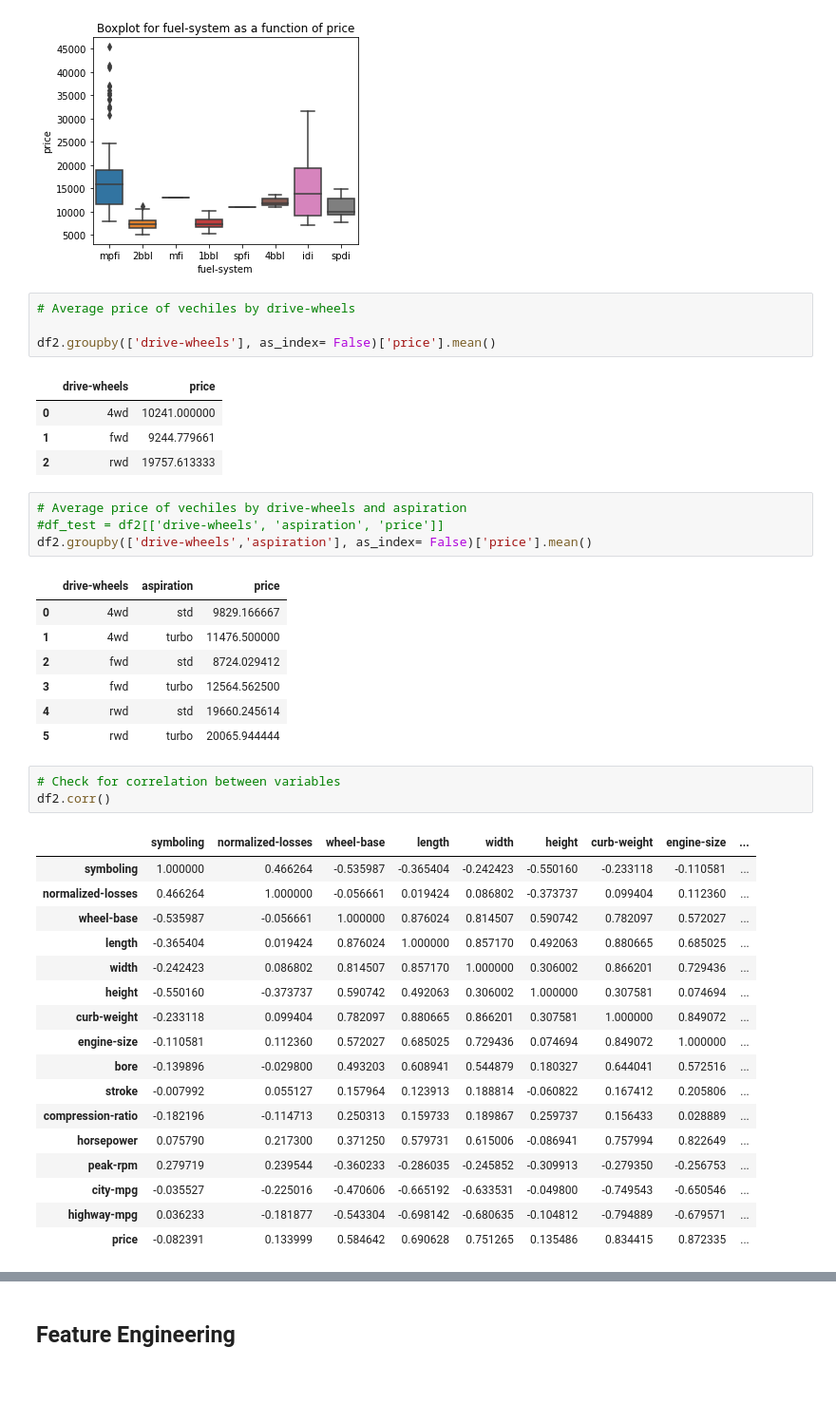
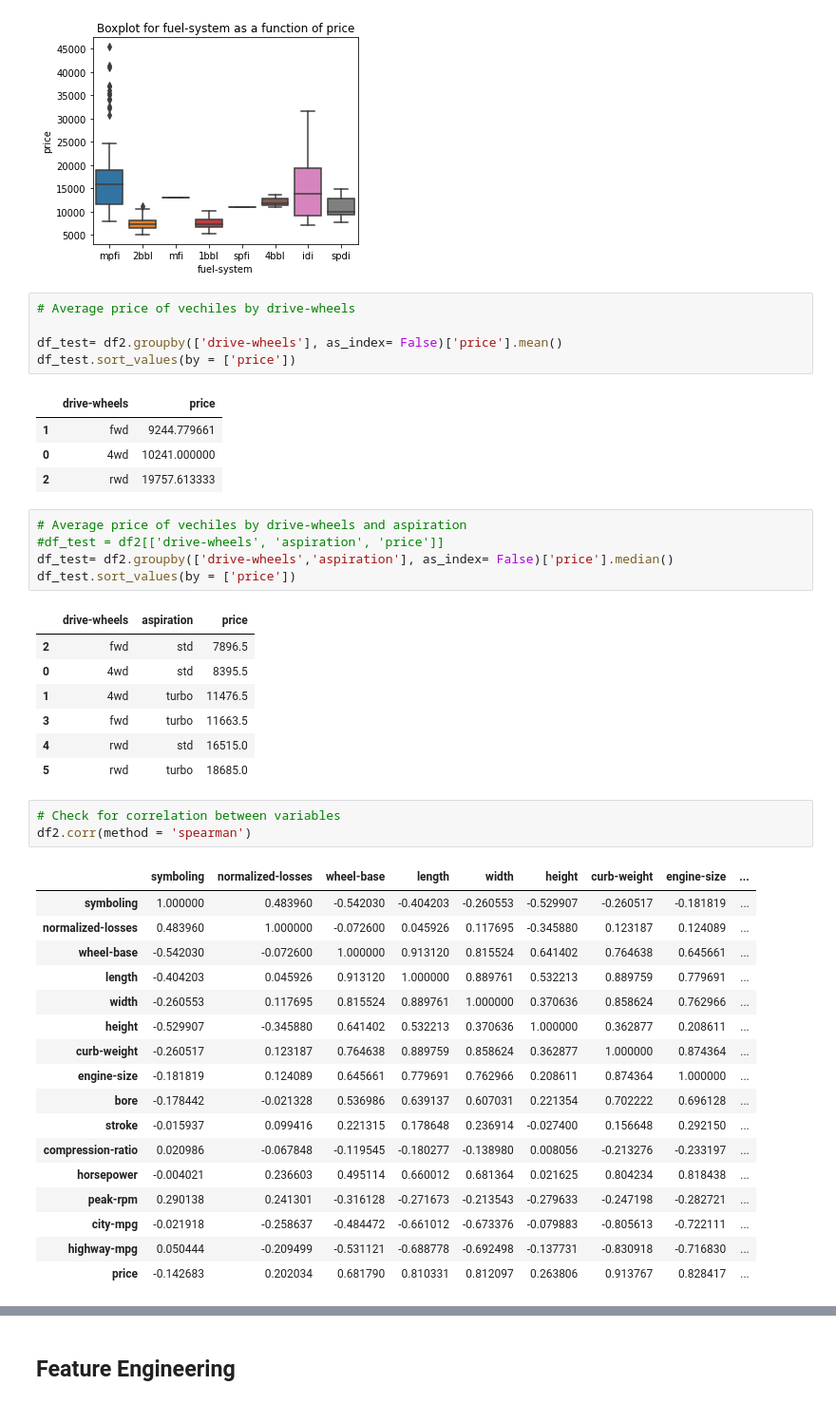
Before and after one commit to obeabi/Automobile_Data_Set, a Jupyter notebook: Auto_V3.ipynb, the cells around one changed output, grey strips where cells are left out. Shown at 95% size. Saved outputs shown, nothing was run; the diff lists cells and outputs as text.

```diff
--- a/Auto_V3.ipynb
+++ b/Auto_V3.ipynb
@@ -521,42 +557,44 @@ plt.show()
 # %%
 # Average price of vechiles by drive-wheels
 
-df2.groupby(['drive-wheels'], as_index= False)['price'].mean()
+df_test= df2.groupby(['drive-wheels'], as_index= False)['price'].mean()
+df_test.sort_values(by = ['price'])
 # %% [output]
 |  | drive-wheels | price |
+| 1 | fwd | 9244.779661 |
 | 0 | 4wd | 10241.000000 |
-| 1 | fwd | 9244.779661 |
 | 2 | rwd | 19757.613333 |
 # %%
 # Average price of vechiles by drive-wheels and aspiration
 #df_test = df2[['drive-wheels', 'aspiration', 'price']]
-df2.groupby(['drive-wheels','aspiration'], as_index= False)['price'].mean()
+df_test= df2.groupby(['drive-wheels','aspiration'], as_index= False)['price'].median()
+df_test.sort_values(by = ['price'])
 # %% [output]
 |  | drive-wheels | aspiration | price |
-| 0 | 4wd | std | 9829.166667 |
-| 1 | 4wd | turbo | 11476.500000 |
-| 2 | fwd | std | 8724.029412 |
-| 3 | fwd | turbo | 12564.562500 |
-| 4 | rwd | std | 19660.245614 |
-| 5 | rwd | turbo | 20065.944444 |
+| 2 | fwd | std | 7896.5 |
+| 0 | 4wd | std | 8395.5 |
+| 1 | 4wd | turbo | 11476.5 |
+| 3 | fwd | turbo | 11663.5 |
+| 4 | rwd | std | 16515.0 |
+| 5 | rwd | turbo | 18685.0 |
 # %%
 # Check for correlation between variables
-df2.corr()
+df2.corr(method = 'spearman')
 # %% [output]
 |  | symboling | normalized-losses | wheel-base | length | width | height | curb-weight | engine-size | ... |
-| symboling | 1.000000 | 0.466264 | -0.535987 | -0.365404 | -0.242423 | -0.550160 | -0.233118 | -0.110581 | ... |
-| normalized-losses | 0.466264 | 1.000000 | -0.056661 | 0.019424 | 0.086802 | -0.373737 | 0.099404 | 0.112360 | ... |
-| wheel-base | -0.535987 | -0.056661 | 1.000000 | 0.876024 | 0.814507 | 0.590742 | 0.782097 | 0.572027 | ... |
-| length | -0.365404 | 0.019424 | 0.876024 | 1.000000 | 0.857170 | 0.492063 | 0.880665 | 0.685025 | ... |
-| width | -0.242423 | 0.086802 | 0.814507 | 0.857170 | 1.000000 | 0.306002 | 0.866201 | 0.729436 | ... |
-| height | -0.550160 | -0.373737 | 0.590742 | 0.492063 | 0.306002 | 1.000000 | 0.307581 | 0.074694 | ... |
-| curb-weight | -0.233118 | 0.099404 | 0.782097 | 0.880665 | 0.866201 | 0.307581 | 1.000000 | 0.849072 | ... |
-| engine-size | -0.110581 | 0.112360 | 0.572027 | 0.685025 | 0.729436 | 0.074694 | 0.849072 | 1.000000 | ... |
-| bore | -0.139896 | -0.029800 | 0.493203 | 0.608941 | 0.544879 | 0.180327 | 0.644041 | 0.572516 | ... |
-| stroke | -0.007992 | 0.055127 | 0.157964 | 0.123913 | 0.188814 | -0.060822 | 0.167412 | 0.205806 | ... |
-| compression-ratio | -0.182196 | -0.114713 | 0.250313 | 0.159733 | 0.189867 | 0.259737 | 0.156433 | 0.028889 | ... |
-| horsepower | 0.075790 | 0.217300 | 0.371250 | 0.579731 | 0.615006 | -0.086941 | 0.757994 | 0.822649 | ... |
-| peak-rpm | 0.279719 | 0.239544 | -0.360233 | -0.286035 | -0.245852 | -0.309913 | -0.279350 | -0.256753 | ... |
-| city-mpg | -0.035527 | -0.225016 | -0.470606 | -0.665192 | -0.633531 | -0.049800 | -0.749543 | -0.650546 | ... |
-| highway-mpg | 0.036233 | -0.181877 | -0.543304 | -0.698142 | -0.680635 | -0.104812 | -0.794889 | -0.679571 | ... |
-| price | -0.082391 | 0.133999 | 0.584642 | 0.690628 | 0.751265 | 0.135486 | 0.834415 | 0.872335 | ... |
+| symboling | 1.000000 | 0.483960 | -0.542030 | -0.404203 | -0.260553 | -0.529907 | -0.260517 | -0.181819 | ... |
+| normalized-losses | 0.483960 | 1.000000 | -0.072600 | 0.045926 | 0.117695 | -0.345880 | 0.123187 | 0.124089 | ... |
+| wheel-base | -0.542030 | -0.072600 | 1.000000 | 0.913120 | 0.815524 | 0.641402 | 0.764638 | 0.645661 | ... |
+| length | -0.404203 | 0.045926 | 0.913120 | 1.000000 | 0.889761 | 0.532213 | 0.889759 | 0.779691 | ... |
+| width | -0.260553 | 0.117695 | 0.815524 | 0.889761 | 1.000000 | 0.370636 | 0.858624 | 0.762966 | ... |
+| height | -0.529907 | -0.345880 | 0.641402 | 0.532213 | 0.370636 | 1.000000 | 0.362877 | 0.208611 | ... |
+| curb-weight | -0.260517 | 0.123187 | 0.764638 | 0.889759 | 0.858624 | 0.362877 | 1.000000 | 0.874364 | ... |
+| engine-size | -0.181819 | 0.124089 | 0.645661 | 0.779691 | 0.762966 | 0.208611 | 0.874364 | 1.000000 | ... |
+| bore | -0.178442 | -0.021328 | 0.536986 | 0.639137 | 0.607031 | 0.221354 | 0.702222 | 0.696128 | ... |
+| stroke | -0.015937 | 0.099416 | 0.221315 | 0.178648 | 0.236914 | -0.027400 | 0.156648 | 0.292150 | ... |
+| compression-ratio | 0.020986 | -0.067848 | -0.119545 | -0.180277 | -0.138980 | 0.008056 | -0.213276 | -0.233197 | ... |
+| horsepower | -0.004021 | 0.236603 | 0.495114 | 0.660012 | 0.681364 | 0.021625 | 0.804234 | 0.818438 | ... |
+| peak-rpm | 0.290138 | 0.241301 | -0.316128 | -0.271673 | -0.213543 | -0.279633 | -0.247198 | -0.282721 | ... |
+| city-mpg | -0.021918 | -0.258637 | -0.484472 | -0.661012 | -0.673376 | -0.079883 | -0.805613 | -0.722111 | ... |
+| highway-mpg | 0.050444 | -0.209499 | -0.531121 | -0.688778 | -0.692498 | -0.137731 | -0.830918 | -0.716830 | ... |
+| price | -0.142683 | 0.202034 | 0.681790 | 0.810331 | 0.812097 | 0.263806 | 0.913767 | 0.828417 | ... |
```
Also changed, not shown: parts of 17 cells of this notebook.
